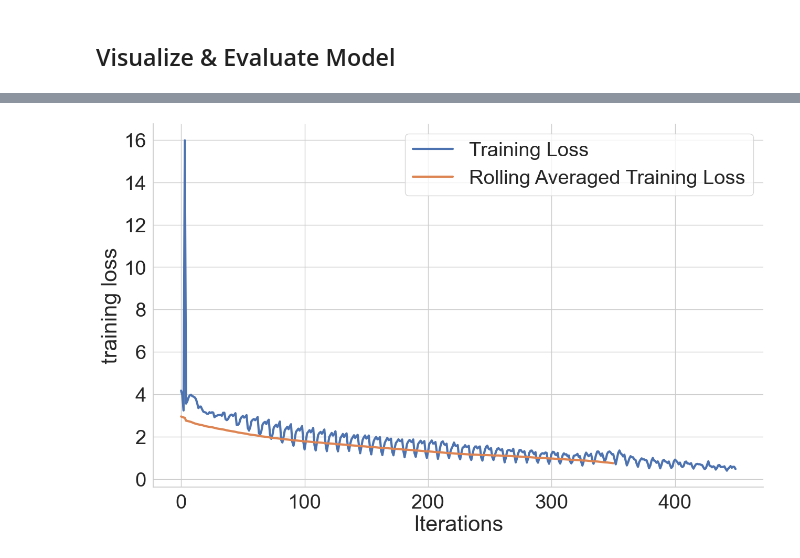
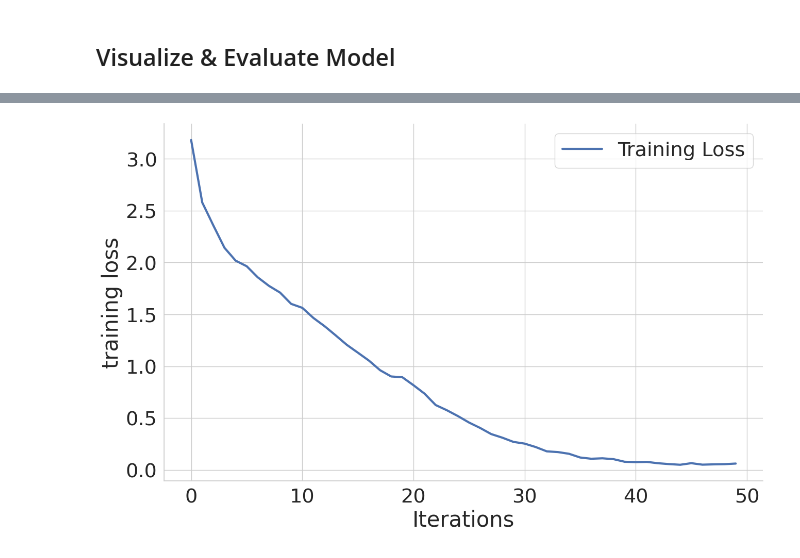
Before and after one commit to j4lando/phys417, a Jupyter notebook: Lab5_Template/Lab5_LandoJosh.ipynb, the cells around one changed output, grey strips where cells are left out. Drawn from its saved outputs; the diff is of its cells as text; code cells hidden in the pictures.

```diff
--- a/Lab5_Template/Lab5_LandoJosh.ipynb
+++ b/Lab5_Template/Lab5_LandoJosh.ipynb
@@ -28,7 +30,7 @@ Image('lab5_exercise.png', width = 1000)
 data_size_to_train = 10000
 
 # Load the Shakespeare data up to data_size_to_train
-data = open('sherlock.txt', 'r').read()[:data_size_to_train]
+data = open('/content/drive/MyDrive/Colab Notebooks/sherlock.txt', 'r').read()[:data_size_to_train]
 
 # Find the unique characters within the training data
 characters = sorted(list(set(data)))
@@ -64,7 +136,7 @@ print(data[:10])
 # %%
 class CharRNN(torch.nn.Module):
 
-    def __init__(self, num_embeddings, embedding_dim, input_size, hidden_size, num_layers, output_size):
+    def __init__(self, num_embeddings, embedding_dim, input_size, hidden_size, num_layers, output_size, dropout):
 
         super(CharRNN, self).__init__()
 
@@ -78,7 +150,8 @@ class CharRNN(torch.nn.Module):
         # nonlinearity = Activation function to use
         self.rnn = torch.nn.RNN(input_size=input_size, hidden_size=hidden_size,
                                 num_layers=num_layers,
-                                nonlinearity = 'relu')
+                                nonlinearity = 'tanh',
+                                dropout=dropout)
 
         # decoder layer that takes hidden states as inputs and output probabilities for each character
         # output_size = number of unique characters
@@ -243,0 +327,34 @@ usO  iR Mht 1anaJviodicT.Id,lffJ aSioecwn
+# %%
+config = {
+    'optimizer': 'adamw',
+    'learning_rate': 0.00069104416484892,
+    'epochs': 50,
+    'training_sequence_length': 512,
+    'fc_layer_size': 512,
+    'num_layers': 3,
+    'dropout': 0.1,
+    'weight_decay': 0.022107379060116103
+}
+
+rnn = CharRNN(num_embeddings = vocab_size, embedding_dim = embedding_dim,
+      input_size = input_size, hidden_size = config['fc_layer_size'], num_layers = config['num_layers'],
+      output_size = vocab_size, dropout = config['dropout'])
+
+rnn.to(device)
+
+optimizer = build_optimizer(rnn, config['optimizer'], config['learning_rate'], config['weight_decay'])
+
+loss_fn = torch.nn.CrossEntropyLoss()
+
+data_list = data.tolist() if isinstance(data, torch.Tensor) else data
+
+# Convert training data into torch tensor and make it into vertical orientation (N, 1)
+tensor_data = torch.unsqueeze(torch.tensor(data_list), dim = 1).to(device)
+
+train_loss_list = []
+
+for epoch in range(config['epochs']):
+    train_epoch(rnn, optimizer, config['training_sequence_length'], loss_fn, tensor_data)
+    avg_val_loss = validate_epoch(rnn, loss_fn, tensor_data)
+    train_loss_list.append(avg_val_loss)
+    print(f"Epoch {epoch} - Validation Loss: {avg_val_loss:.4f}")
@@ -301,14 +439,14 @@ sns.set(style = 'whitegrid', font_scale = 2.5)
 # %%
 # Plot the training loss and rolling mean training loss with respect to iterations
 # Feel free to change the window size
 plt.figure(figsize = (15, 9))
 
 plt.plot(train_loss_list, linewidth = 3, label = 'Training Loss')
-plt.plot(np.convolve(train_loss_list, np.ones(100), 'valid') / 100,
-         linewidth = 3, label = 'Rolling Averaged Training Loss')
+# plt.plot(np.convolve(train_loss_list, np.ones(100), 'valid') / 100,
+#         linewidth = 3, label = 'Rolling Averaged Training Loss')
 plt.ylabel("training loss")
 plt.xlabel("Iterations")
 plt.legend()
 sns.despine()
 # %% [output]
-[figure, old version]
+[figure, new version]
```
Also changed, not shown: parts of 18 cells of this notebook, 6 other files.
